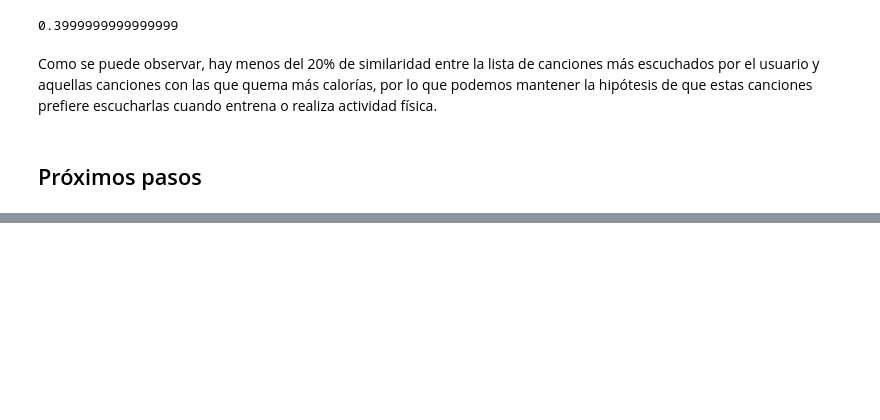
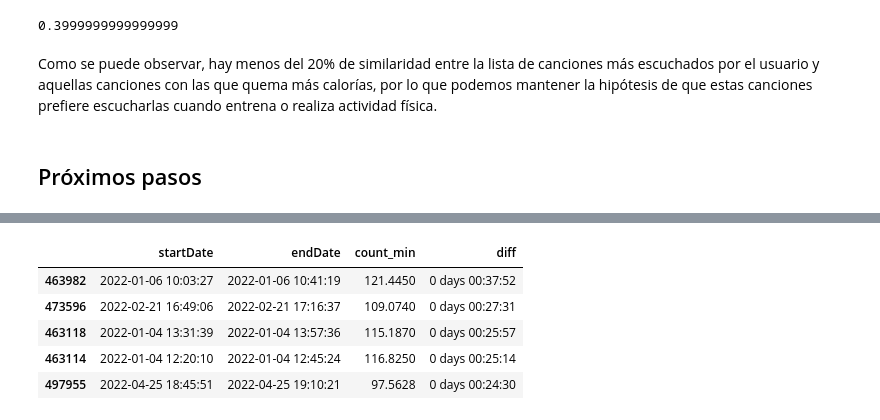
Before and after one commit to mariamino/Music_to_burn_calories_Final_Project, a Jupyter notebook: jupyter/Apple cal.ipynb, the cells around one changed output, grey strips where cells are left out. Drawn from its saved outputs; the diff is of its cells as text; code cells hidden in the pictures; blank space fills up the shorter version.

```diff
--- a/jupyter/Apple cal.ipynb
+++ b/jupyter/Apple cal.ipynb
@@ -435,0 +466,13 @@ Como se puede observar, hay menos del 20% de similaridad entre la lista de canci
+# %%
+heart = heart.astype({'startDate': 'datetime64[ns]', 'endDate':'datetime64[ns]'})
+# %%
+heart['diff'] = heart['endDate']-heart['startDate']
+# %%
+heart.sort_values(['diff'], ascending=False)[:5]
+# %% [output]
+|  | startDate | endDate | count_min | diff |
+| 463982 | 2022-01-06 10:03:27 | 2022-01-06 10:41:19 | 121.4450 | 0 days 00:37:52 |
+| 473596 | 2022-02-21 16:49:06 | 2022-02-21 17:16:37 | 109.0740 | 0 days 00:27:31 |
+| 463118 | 2022-01-04 13:31:39 | 2022-01-04 13:57:36 | 115.1870 | 0 days 00:25:57 |
+| 463114 | 2022-01-04 12:20:10 | 2022-01-04 12:45:24 | 116.8250 | 0 days 00:25:14 |
+| 497955 | 2022-04-25 18:45:51 | 2022-04-25 19:10:21 | 97.5628 | 0 days 00:24:30 |
```
Also changed, not shown: parts of 30 cells of this notebook, 1 other file.
